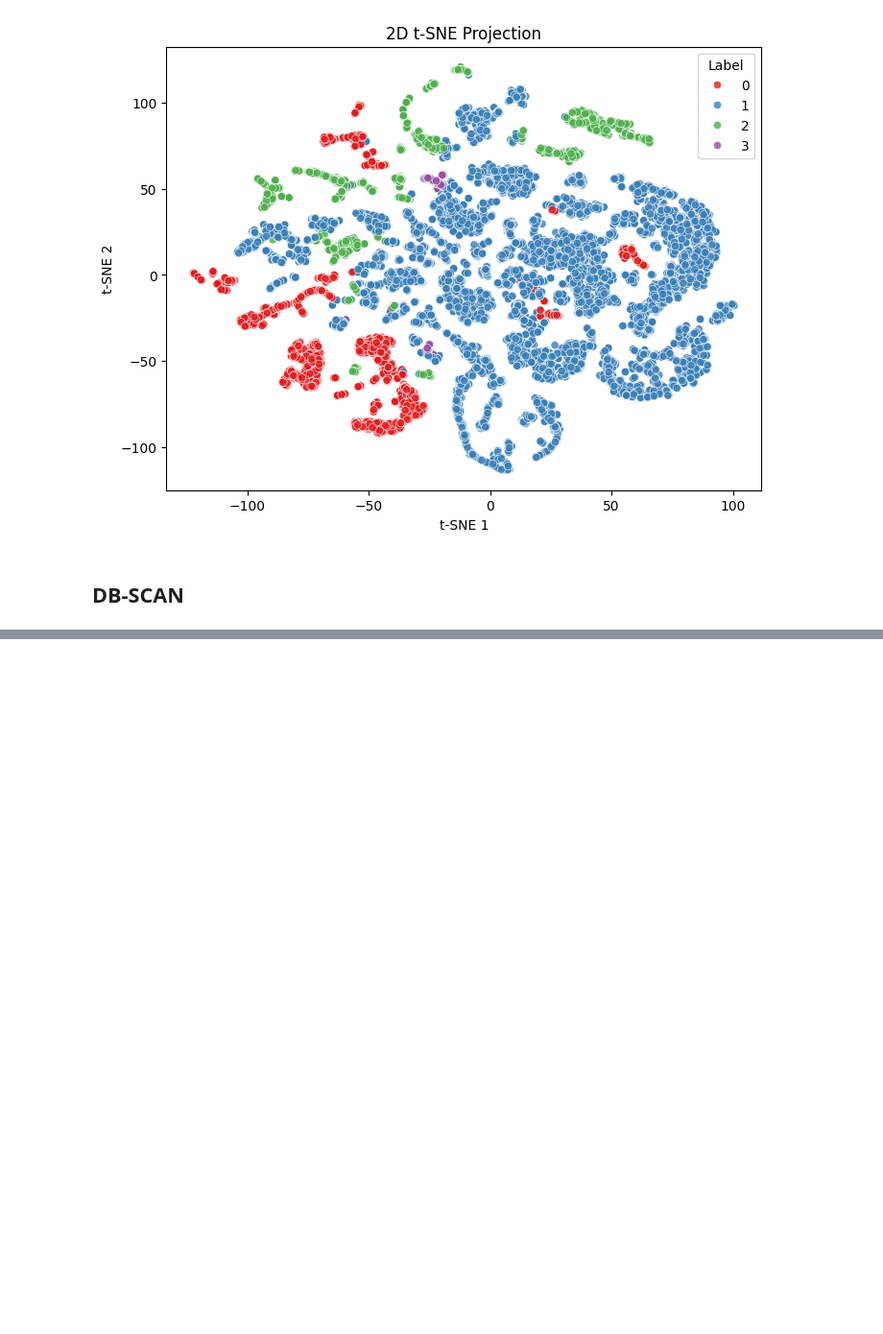
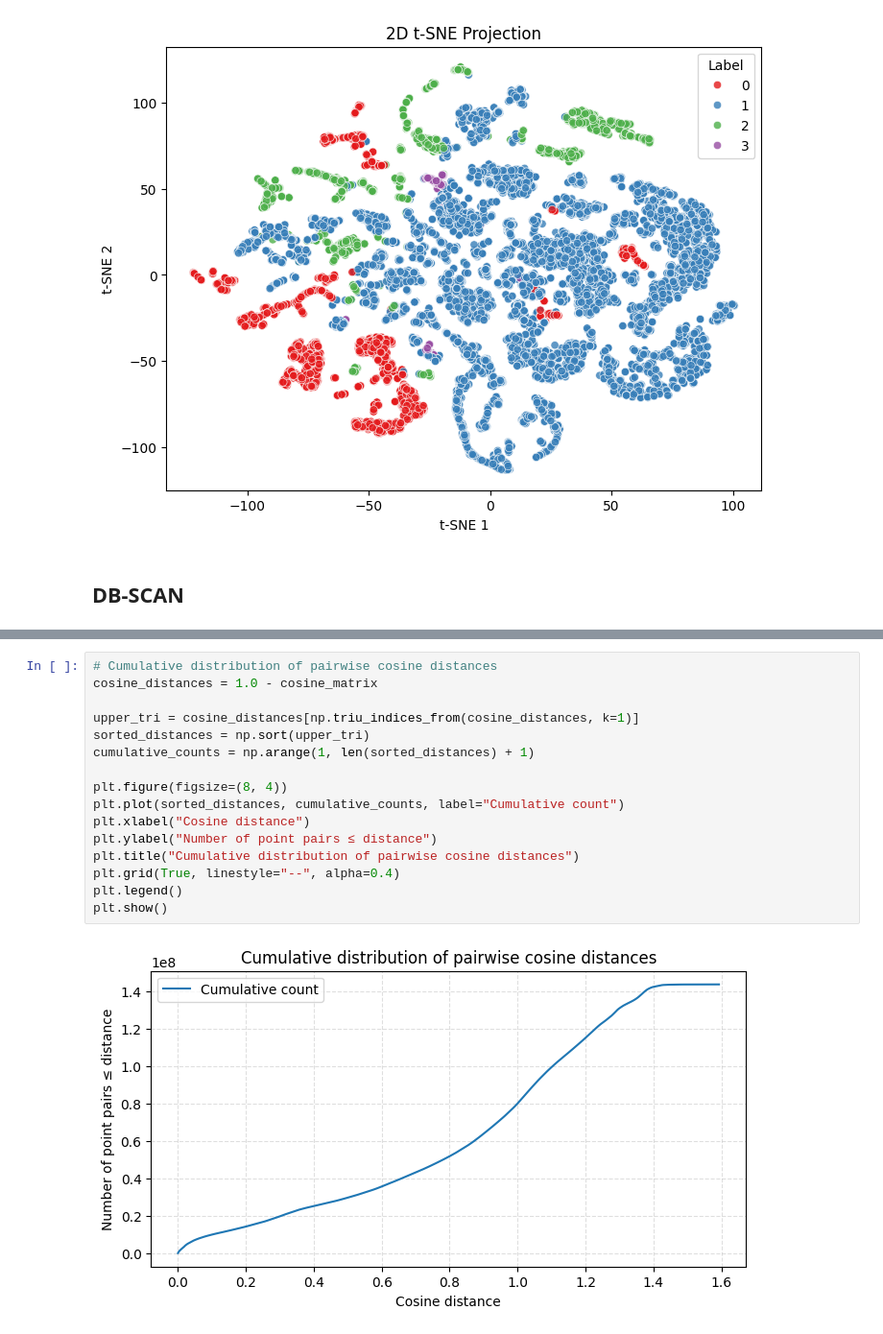
Before and after one commit to RenatoMignone/unsupervised-network-intrusion-detection, a Jupyter notebook: lab/notebooks/Task4.ipynb, the cells around one changed output, grey strips where cells are left out. Shown at 96% size. Saved outputs shown, nothing was run; the diff lists cells and outputs as text; blank space fills up the shorter version.

```diff
--- a/lab/notebooks/Task4.ipynb
+++ b/lab/notebooks/Task4.ipynb
@@ -594,0 +551,18 @@ weighted avg       0.69      0.67      0.68     16947
+# %%
+# Cumulative distribution of pairwise cosine distances
+cosine_distances = 1.0 - cosine_matrix
+
+upper_tri = cosine_distances[np.triu_indices_from(cosine_distances, k=1)]
+sorted_distances = np.sort(upper_tri)
+cumulative_counts = np.arange(1, len(sorted_distances) + 1)
+
+plt.figure(figsize=(8, 4))
+plt.plot(sorted_distances, cumulative_counts, label="Cumulative count")
+plt.xlabel("Cosine distance")
+plt.ylabel("Number of point pairs ≤ distance")
+plt.title("Cumulative distribution of pairwise cosine distances")
+plt.grid(True, linestyle="--", alpha=0.4)
+plt.legend()
+plt.show()
+# %% [output]
+[figure, added]
```
Also changed, not shown: parts of 19 cells of this notebook.
